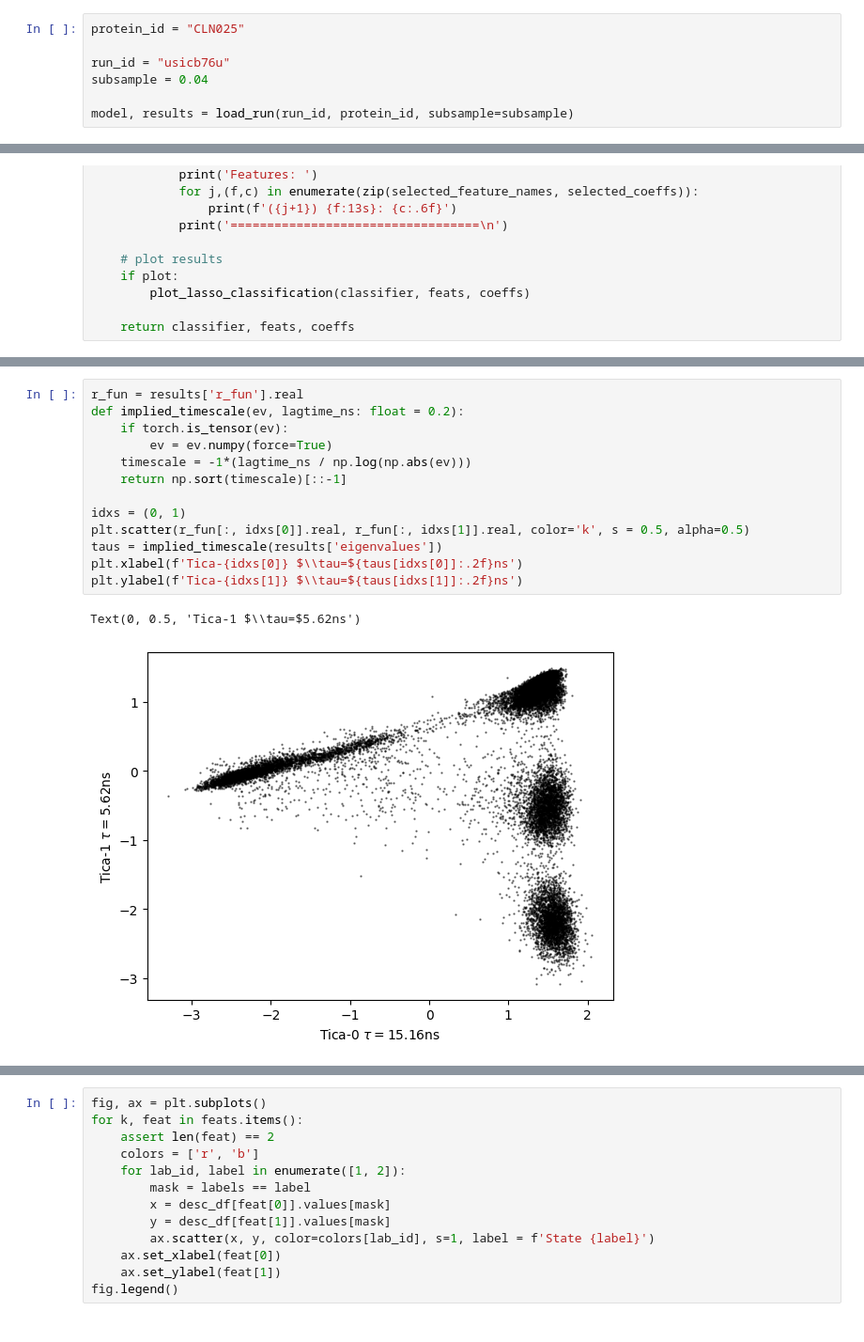
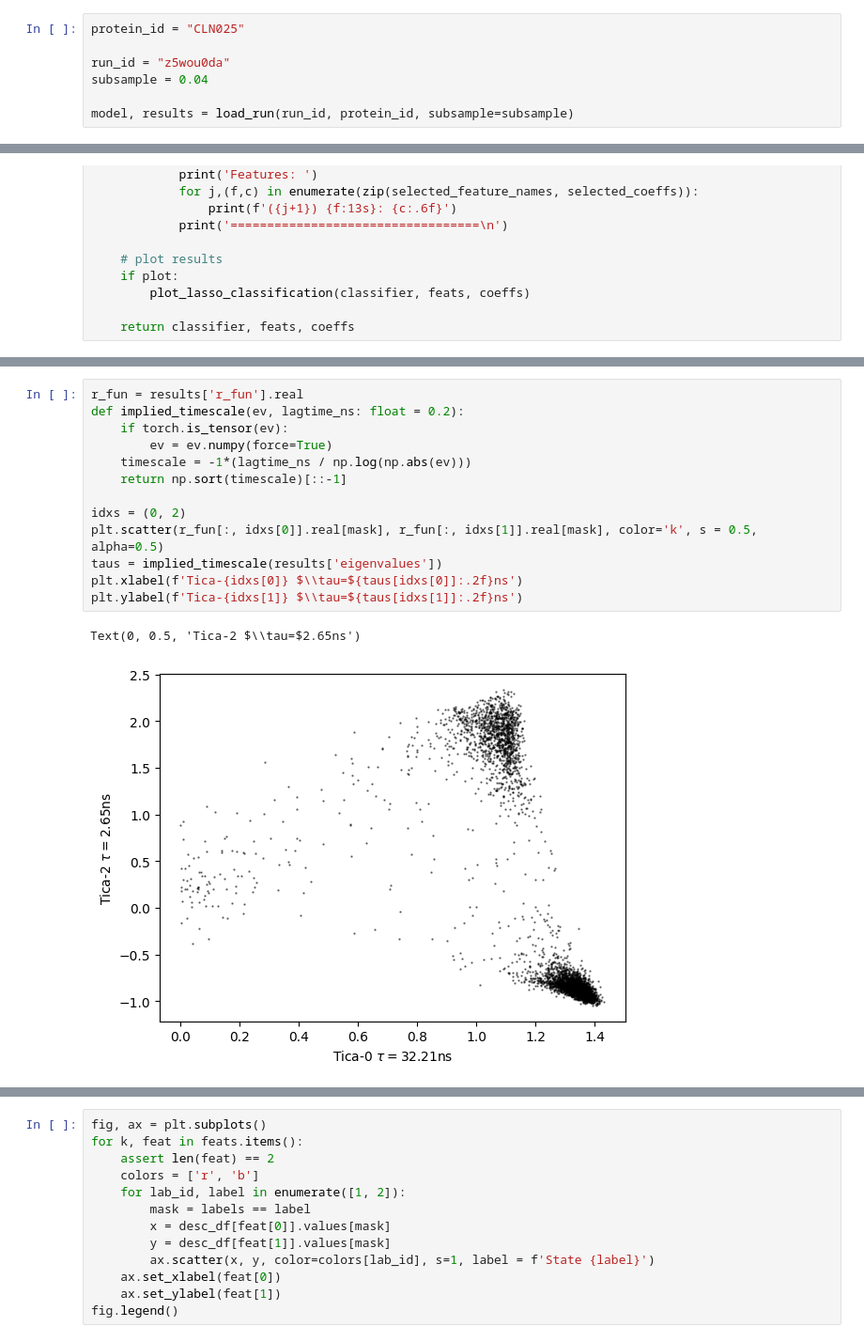
Before and after one commit to pietronvll/encoderops, a Jupyter notebook: analysis/scratch.ipynb, the cells around one changed output, grey strips where cells are left out. Shown at 94% size. Saved outputs shown, nothing was run; the diff lists cells and outputs as text.

```diff
--- a/analysis/scratch.ipynb
+++ b/analysis/scratch.ipynb
@@ -147,7 +147,7 @@ def descriptors(protein_id: str, sample_idxs: list[int] | None, descriptors=['di
 # %%
 protein_id = "CLN025"
 
-run_id = "usicb76u"
+run_id = "z5wou0da"
 subsample = 0.04
 
 model, results = load_run(run_id, protein_id, subsample=subsample)
@@ -365,19 +364,19 @@ Features:
 # %%
 r_fun = results['r_fun'].real
 def implied_timescale(ev, lagtime_ns: float = 0.2):
     if torch.is_tensor(ev):
         ev = ev.numpy(force=True)
     timescale = -1*(lagtime_ns / np.log(np.abs(ev)))
     return np.sort(timescale)[::-1]
 
-idxs = (0, 1)
-plt.scatter(r_fun[:, idxs[0]].real, r_fun[:, idxs[1]].real, color='k', s = 0.5, alpha=0.5)
+idxs = (0, 2)
+plt.scatter(r_fun[:, idxs[0]].real[mask], r_fun[:, idxs[1]].real[mask], color='k', s = 0.5, alpha=0.5)
 taus = implied_timescale(results['eigenvalues'])
 plt.xlabel(f'Tica-{idxs[0]} $\\tau=${taus[idxs[0]]:.2f}ns')
 plt.ylabel(f'Tica-{idxs[1]} $\\tau=${taus[idxs[1]]:.2f}ns')
 # %% [output]
-Text(0, 0.5, 'Tica-1 $\\tau=$5.62ns')
+Text(0, 0.5, 'Tica-2 $\\tau=$2.65ns')
-[figure, old version]
+[figure, new version]
 # %%
 from mlcolvar.utils.fes import compute_fes
 fig,ax = plt.subplots(1,1,figsize=(6,5),dpi=100)
```
Also changed, not shown: parts of 10 cells of this notebook.
